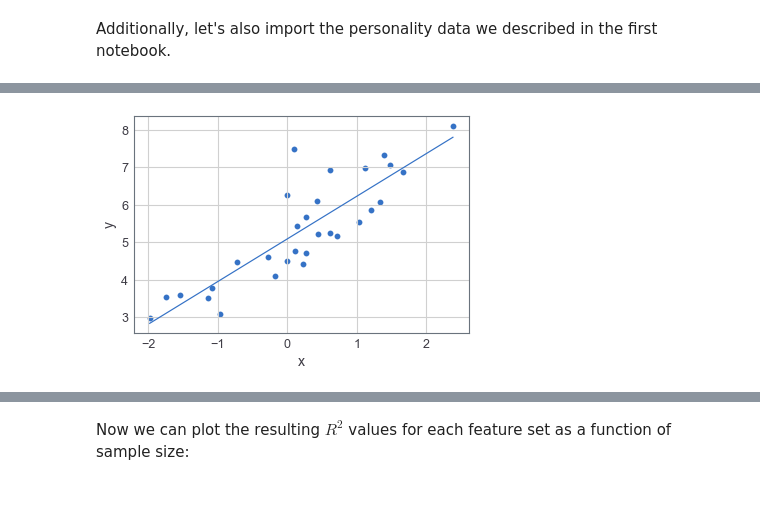
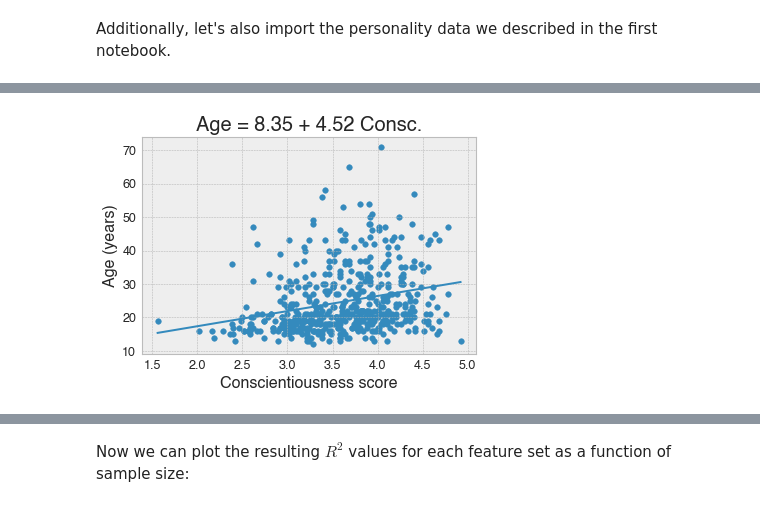
Before and after one commit to neurohackademy/intro_sklearn, a Jupyter notebook: notebooks/2-A-case-study-in-linear-regression.ipynb, the cells around one changed output, grey strips where cells are left out. Drawn from its saved outputs; the diff is of its cells as text; code cells hidden in the pictures.

```diff
--- a/notebooks/2-A-case-study-in-linear-regression.ipynb
+++ b/notebooks/2-A-case-study-in-linear-regression.ipynb
@@ -14,6 +14,8 @@ import pandas as pd
 # the plt module provides high-level access to plots.
 import matplotlib.pyplot as plt
 
+plt.style.use('bmh')
+
 # this is our data retrieval helper from the first notebook
 from support import get_features
 # %% [markdown]
@@ -31,24 +50,23 @@ Here's an example of supervised learning:
 # %%
-# generate correlated variables
-np.random.seed(10)
-x = np.random.normal(size=30)
-y = np.random.normal(x + 5, 1)
+# subsample just 500 data points for visual clarity
+x, y = get_features(data, 'Conscientiousness', 'AGE', n=500)
 
 # scatter plot
 plt.scatter(x, y)
-plt.xlabel("x", fontsize=14);
-plt.ylabel("y", fontsize=14)
+plt.xlabel("Conscientiousness score", fontsize=16);
+plt.ylabel("Age (years)", fontsize=16)
 
 # linear regression using numpy's least-squares solver;
 # we won't use this approach past this point
-X = np.c_[np.ones(30), x]
+X = np.c_[np.ones(len(x)), x]
 coefs = np.linalg.lstsq(X, y, rcond=None)[0]
 
 # generate the regression line
 x_range = np.linspace(x.min(), x.max())
 y_pred = coefs[0] + coefs[1] * x_range
+plt.title("Age = {:.2f} + {:.2f} Consc.".format(coefs[0], coefs[1]), fontsize=20)
 
 # plot regression line
 plt.plot(x_range, y_pred);
 # %% [output]
-[figure, old version]
+[figure, new version]
```
Also changed, not shown: parts of 23 cells of this notebook, 3 other files.
